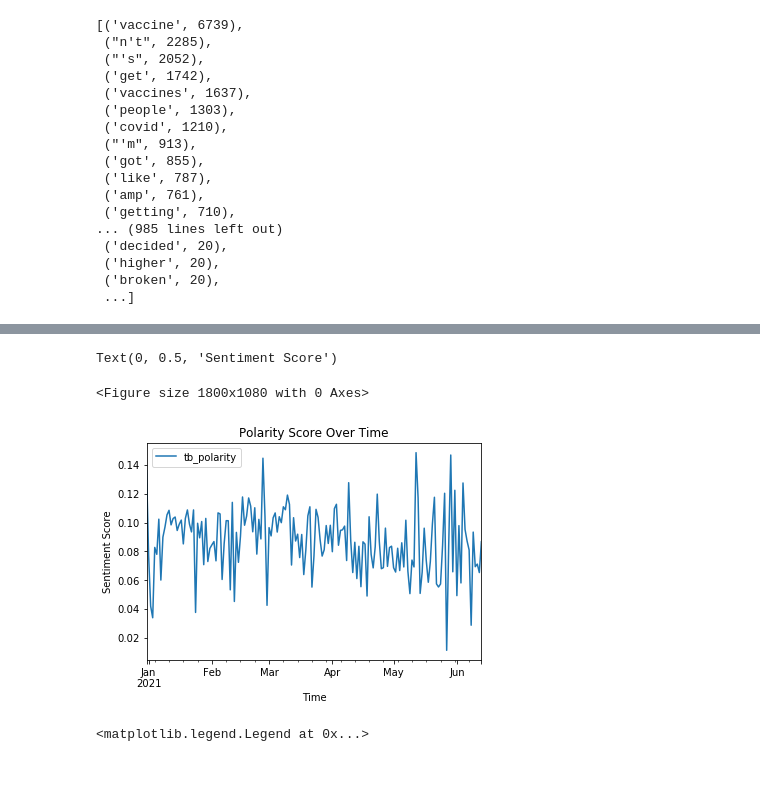
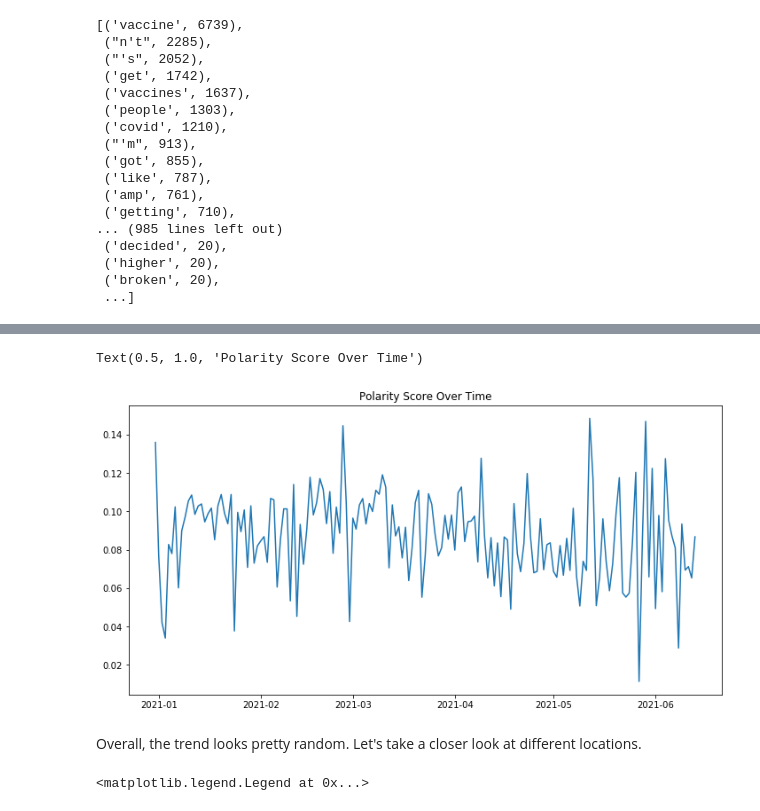
Before and after one commit to christisarv/2021-covid-vaccine-analysis, a Jupyter notebook: Twitter Sentiment Evaluation.ipynb, the cells around one changed output, grey strips where cells are left out. Saved outputs shown, nothing was run; the diff lists cells and outputs as text; code cells hidden in the pictures; blank space fills up the shorter version.

```diff
--- a/Twitter Sentiment Evaluation.ipynb
+++ b/Twitter Sentiment Evaluation.ipynb
@@ -251,15 +251,0 @@ sent_over_time = sent_over_time.groupby('date').mean()
-# %%
-# plt.figure(x=0)
-
-plt.figure(figsize=(25, 15))
-fig = sent_over_time.plot(kind='line',title="Polarity Score Over Time")
-fig.set_xlabel('Time')
-fig.set_ylabel('Sentiment Score')
-# %% [output]
-Text(0, 0.5, 'Sentiment Score')
-<Figure size 1800x1080 with 0 Axes>
-[figure, removed]
-# %%
-sent_over_time = df[['date', 'tb_polarity', 'geo']].sort_values(by ='date')
-sent_over_time['date'] =pd.to_datetime(sent_over_time['date'])
-sent_over_time
@@ -268,3 +252,12 @@ sent_over_time = sent_over_time.groupby('date').mean()
+# %%
+fig = plt.figure(figsize=(12, 6))
+plt.plot(sent_over_time)
+plt.title("Polarity Score Over Time")
+# %% [output]
+Text(0.5, 1.0, 'Polarity Score Over Time')
+[figure, added]
+# %% [markdown]
+Overall, the trend looks pretty random. Let's take a closer look at different locations.
 # %%
 def sent_by_location(df, location):
     location_df = df[df['geo'] == location]
```
Also changed, not shown: parts of 27 cells of this notebook, 1 other file.
